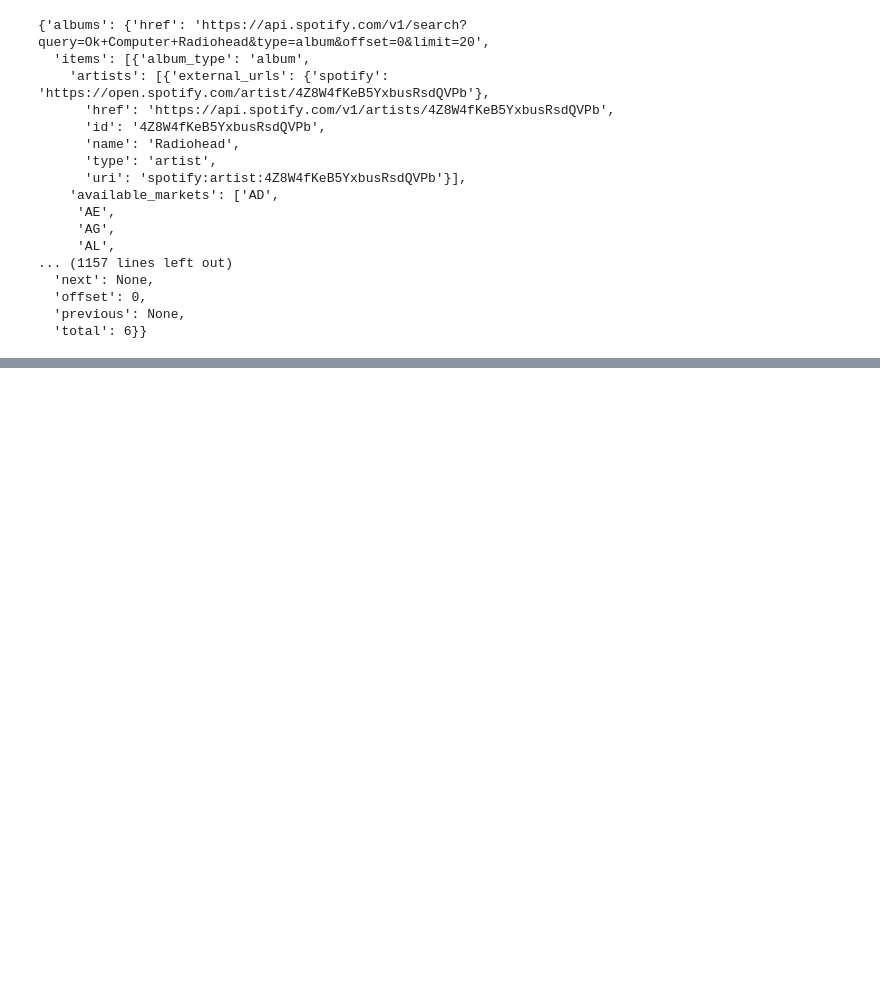
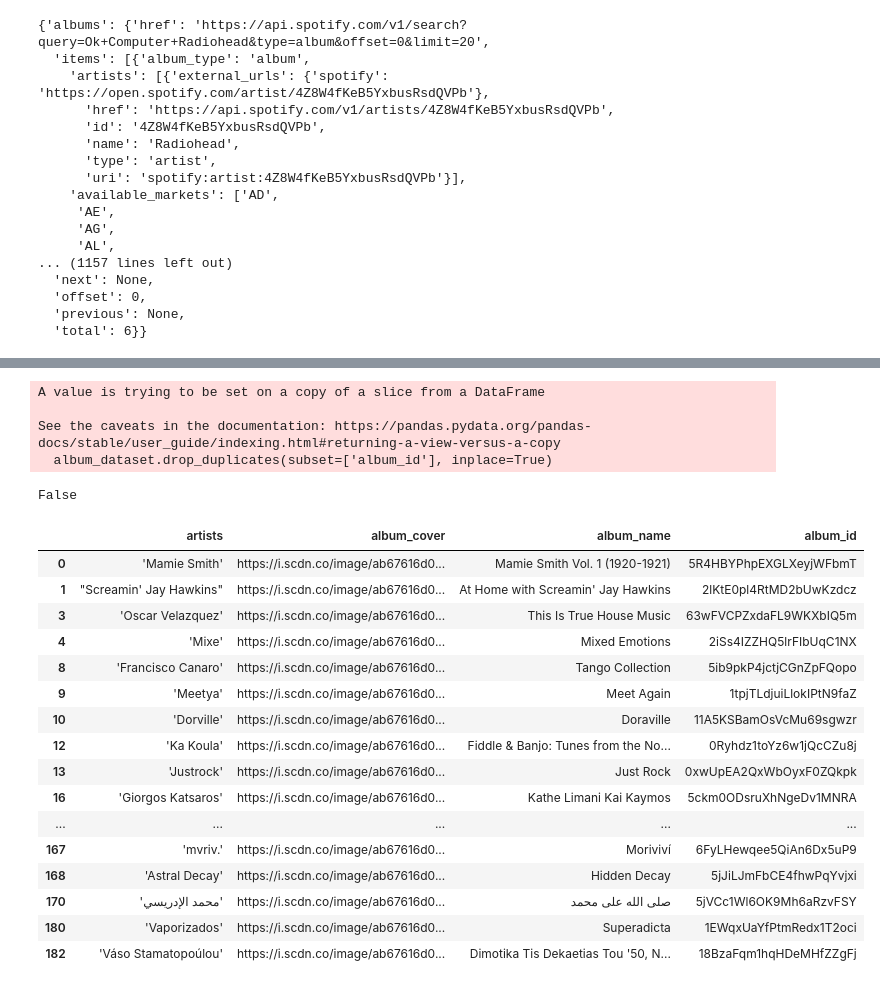
Before and after one commit to tklein98/cratescanner_2.0, a Jupyter notebook: notebooks/spotify_client.ipynb, the cells around one changed output, grey strips where cells are left out. Cells and saved outputs as stored; diff of their text form; code cells hidden in the pictures; blank space fills up the shorter version.

```diff
--- a/notebooks/spotify_client.ipynb
+++ b/notebooks/spotify_client.ipynb
@@ -201,0 +475,37 @@ plt.imshow(img1)
+# %%
+best_album_dataset = best_albums_dataset[['artists', 'album_cover', 'album_name', 'album_id']]
+# %%
+album_dataset = pd.concat([album_dataset, best_album_dataset], ignore_index=True)
+# %%
+album_dataset = album_dataset.dropna(axis=0, subset=['album_id'])
+# %%
+album_dataset.drop_duplicates(subset=['album_id'], inplace=True)
+# %% [output]
+A value is trying to be set on a copy of a slice from a DataFrame
+
+See the caveats in the documentation: https://pandas.pydata.org/pandas-docs/stable/user_guide/indexing.html#returning-a-view-versus-a-copy
+  album_dataset.drop_duplicates(subset=['album_id'], inplace=True)
+# %%
+album_dataset["album_id"].duplicated().any()
+# %% [output]
+False
+# %%
+album_dataset.head(50)
+# %% [output]
+|  | artists | album_cover | album_name | album_id |
+| 0 | 'Mamie Smith' | https://i.scdn.co/image/ab67616d0... | Mamie Smith Vol. 1 (1920-1921) | 5R4HBYPhpEXGLXeyjWFbmT |
+| 1 | "Screamin' Jay Hawkins" | https://i.scdn.co/image/ab67616d0... | At Home with Screamin' Jay Hawkins | 2lKtE0pl4RtMD2bUwKzdcz |
+| 3 | 'Oscar Velazquez' | https://i.scdn.co/image/ab67616d0... | This Is True House Music | 63wFVCPZxdaFL9WKXbIQ5m |
+| 4 | 'Mixe' | https://i.scdn.co/image/ab67616d0... | Mixed Emotions | 2iSs4IZZHQ5lrFIbUqC1NX |
+| 8 | 'Francisco Canaro' | https://i.scdn.co/image/ab67616d0... | Tango Collection | 5ib9pkP4jctjCGnZpFQopo |
+| 9 | 'Meetya' | https://i.scdn.co/image/ab67616d0... | Meet Again | 1tpjTLdjuiLlokIPtN9faZ |
+| 10 | 'Dorville' | https://i.scdn.co/image/ab67616d0... | Doraville | 11A5KSBamOsVcMu69sgwzr |
+| 12 | 'Ka Koula' | https://i.scdn.co/image/ab67616d0... | Fiddle & Banjo: Tunes from the No... | 0Ryhdz1toYz6w1jQcCZu8j |
+| 13 | 'Justrock' | https://i.scdn.co/image/ab67616d0... | Just Rock | 0xwUpEA2QxWbOyxF0ZQkpk |
+| 16 | 'Giorgos Katsaros' | https://i.scdn.co/image/ab67616d0... | Kathe Limani Kai Kaymos | 5ckm0ODsruXhNgeDv1MNRA |
+| ... | ... | ... | ... | ... |
+| 167 | 'mvriv.' | https://i.scdn.co/image/ab67616d0... | Moriviví | 6FyLHewqee5QiAn6Dx5uP9 |
+| 168 | 'Astral Decay' | https://i.scdn.co/image/ab67616d0... | Hidden Decay | 5jJiLJmFbCE4fhwPqYvjxi |
+| 170 | 'محمد الإدريسي' | https://i.scdn.co/image/ab67616d0... | صلى الله على محمد | 5jVCc1Wl6OK9Mh6aRzvFSY |
+| 180 | 'Vaporizados' | https://i.scdn.co/image/ab67616d0... | Superadicta | 1EWqxUaYfPtmRedx1T2oci |
+| 182 | 'Váso Stamatopoúlou' | https://i.scdn.co/image/ab67616d0... | Dimotika Tis Dekaetias Tou '50, N... | 18BzaFqm1hqHDeMHfZZgFj |
```
Also changed, not shown: parts of 61 cells of this notebook.
